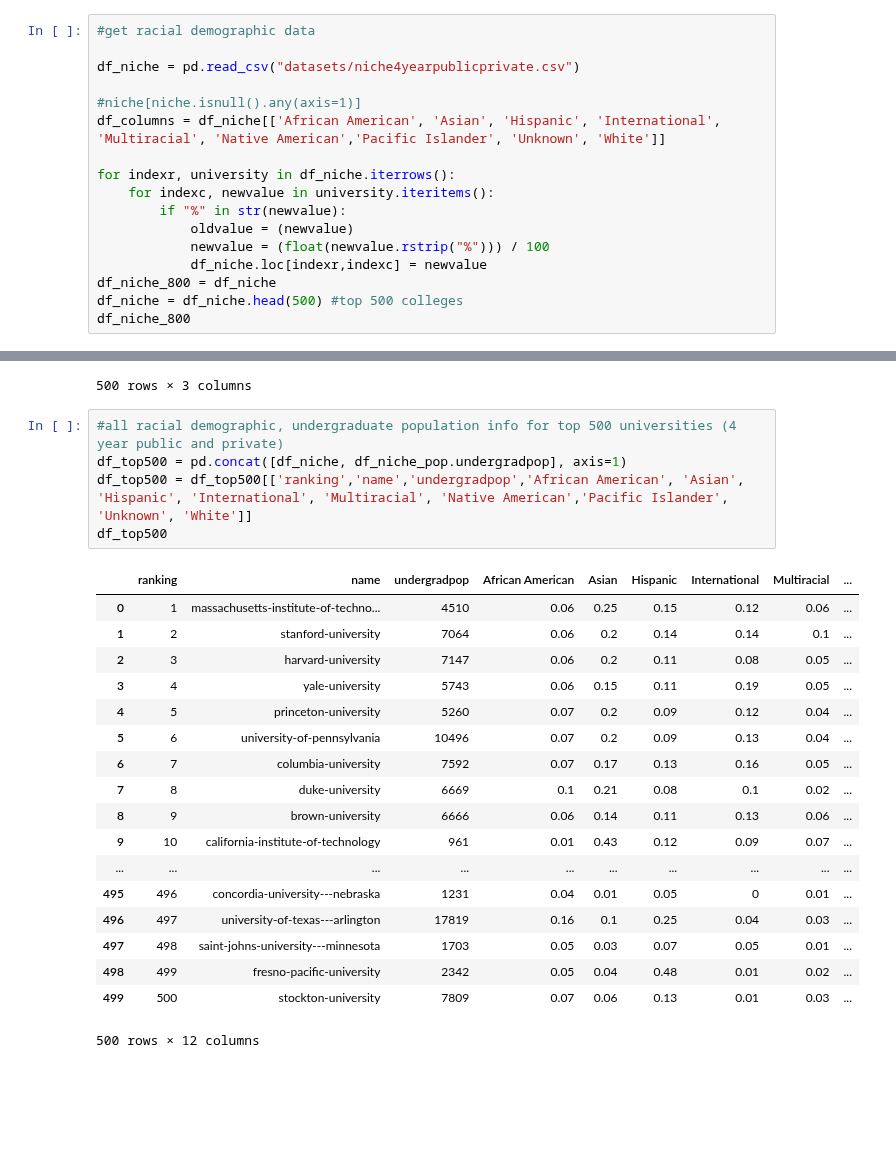
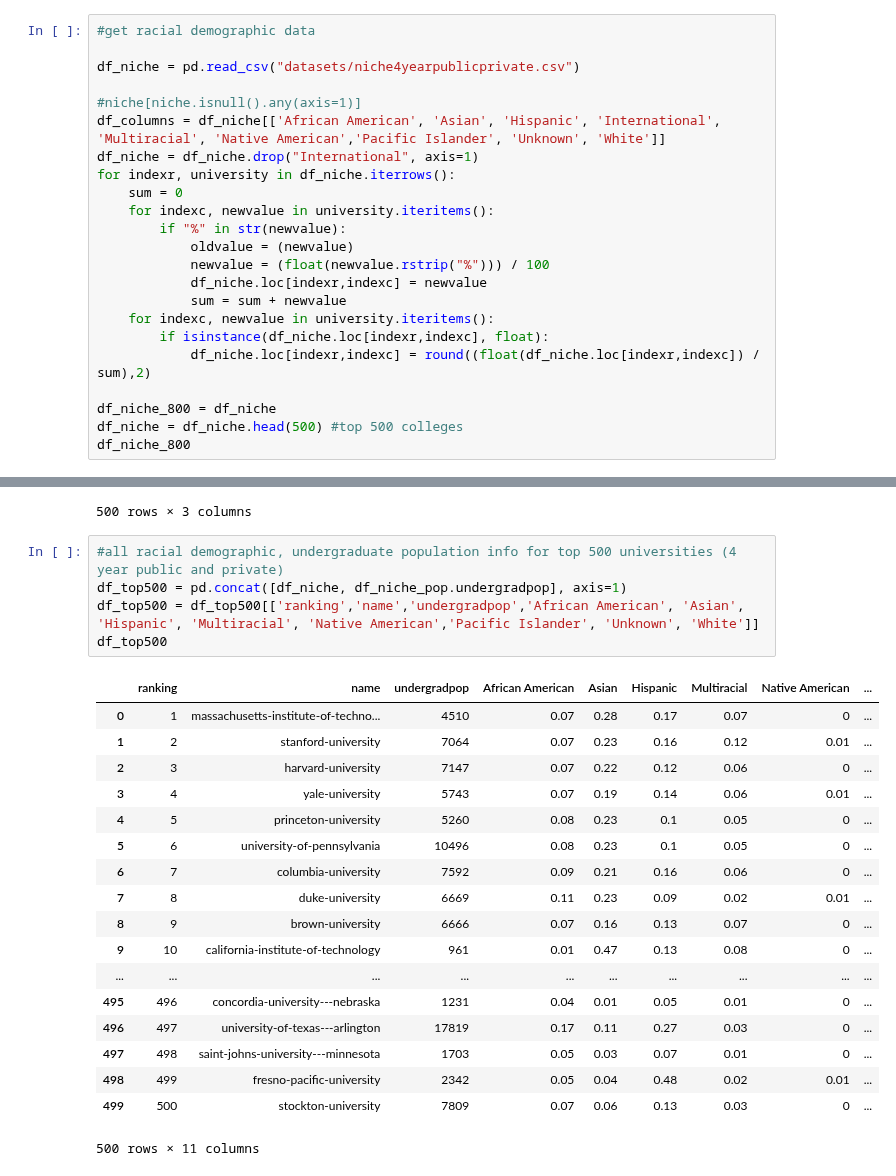
Before and after one commit to nforesti/education, a Jupyter notebook: top500_undergradpop_demographic.ipynb, the cells around one changed output, grey strips where cells are left out. Cells and saved outputs as stored; diff of their text form; blank space fills up the shorter version.

```diff
--- a/top500_undergradpop_demographic.ipynb
+++ b/top500_undergradpop_demographic.ipynb
@@ -9,13 +9,19 @@ df_niche = pd.read_csv("datasets/niche4yearpublicprivate.csv")
 
 #niche[niche.isnull().any(axis=1)]
 df_columns = df_niche[['African American', 'Asian', 'Hispanic', 'International', 'Multiracial', 'Native American','Pacific Islander', 'Unknown', 'White']]
-
+df_niche = df_niche.drop("International", axis=1)
 for indexr, university in df_niche.iterrows():
+    sum = 0
     for indexc, newvalue in university.iteritems():
         if "%" in str(newvalue):
             oldvalue = (newvalue)
             newvalue = (float(newvalue.rstrip("%"))) / 100
             df_niche.loc[indexr,indexc] = newvalue
+            sum = sum + newvalue
+    for indexc, newvalue in university.iteritems():
+        if isinstance(df_niche.loc[indexr,indexc], float):
+            df_niche.loc[indexr,indexc] = round((float(df_niche.loc[indexr,indexc]) / sum),2)
+
 df_niche_800 = df_niche
 df_niche = df_niche.head(500) #top 500 colleges
 df_niche_800
@@ -82,24 +88,24 @@ df_niche_pop
 # %%
 #all racial demographic, undergraduate population info for top 500 universities (4 year public and private)
 df_top500 = pd.concat([df_niche, df_niche_pop.undergradpop], axis=1)
-df_top500 = df_top500[['ranking','name','undergradpop','African American', 'Asian', 'Hispanic', 'International', 'Multiracial', 'Native American','Pacific Islander', 'Unknown', 'White']]
+df_top500 = df_top500[['ranking','name','undergradpop','African American', 'Asian', 'Hispanic', 'Multiracial', 'Native American','Pacific Islander', 'Unknown', 'White']]
 df_top500
 # %% [output]
-|  | ranking | name | undergradpop | African American | Asian | Hispanic | International | Multiracial | ... |
-| 0 | 1 | massachusetts-institute-of-techno... | 4510 | 0.06 | 0.25 | 0.15 | 0.12 | 0.06 | ... |
-| 1 | 2 | stanford-university | 7064 | 0.06 | 0.2 | 0.14 | 0.14 | 0.1 | ... |
-| 2 | 3 | harvard-university | 7147 | 0.06 | 0.2 | 0.11 | 0.08 | 0.05 | ... |
-| 3 | 4 | yale-university | 5743 | 0.06 | 0.15 | 0.11 | 0.19 | 0.05 | ... |
-| 4 | 5 | princeton-university | 5260 | 0.07 | 0.2 | 0.09 | 0.12 | 0.04 | ... |
-| 5 | 6 | university-of-pennsylvania | 10496 | 0.07 | 0.2 | 0.09 | 0.13 | 0.04 | ... |
-| 6 | 7 | columbia-university | 7592 | 0.07 | 0.17 | 0.13 | 0.16 | 0.05 | ... |
-| 7 | 8 | duke-university | 6669 | 0.1 | 0.21 | 0.08 | 0.1 | 0.02 | ... |
-| 8 | 9 | brown-university | 6666 | 0.06 | 0.14 | 0.11 | 0.13 | 0.06 | ... |
-| 9 | 10 | california-institute-of-technology | 961 | 0.01 | 0.43 | 0.12 | 0.09 | 0.07 | ... |
+|  | ranking | name | undergradpop | African American | Asian | Hispanic | Multiracial | Native American | ... |
+| 0 | 1 | massachusetts-institute-of-techno... | 4510 | 0.07 | 0.28 | 0.17 | 0.07 | 0 | ... |
+| 1 | 2 | stanford-university | 7064 | 0.07 | 0.23 | 0.16 | 0.12 | 0.01 | ... |
+| 2 | 3 | harvard-university | 7147 | 0.07 | 0.22 | 0.12 | 0.06 | 0 | ... |
+| 3 | 4 | yale-university | 5743 | 0.07 | 0.19 | 0.14 | 0.06 | 0.01 | ... |
+| 4 | 5 | princeton-university | 5260 | 0.08 | 0.23 | 0.1 | 0.05 | 0 | ... |
+| 5 | 6 | university-of-pennsylvania | 10496 | 0.08 | 0.23 | 0.1 | 0.05 | 0 | ... |
+| 6 | 7 | columbia-university | 7592 | 0.09 | 0.21 | 0.16 | 0.06 | 0 | ... |
+| 7 | 8 | duke-university | 6669 | 0.11 | 0.23 | 0.09 | 0.02 | 0.01 | ... |
+| 8 | 9 | brown-university | 6666 | 0.07 | 0.16 | 0.13 | 0.07 | 0 | ... |
+| 9 | 10 | california-institute-of-technology | 961 | 0.01 | 0.47 | 0.13 | 0.08 | 0 | ... |
 | ... | ... | ... | ... | ... | ... | ... | ... | ... | ... |
-| 495 | 496 | concordia-university---nebraska | 1231 | 0.04 | 0.01 | 0.05 | 0 | 0.01 | ... |
-| 496 | 497 | university-of-texas---arlington | 17819 | 0.16 | 0.1 | 0.25 | 0.04 | 0.03 | ... |
-| 497 | 498 | saint-johns-university---minnesota | 1703 | 0.05 | 0.03 | 0.07 | 0.05 | 0.01 | ... |
-| 498 | 499 | fresno-pacific-university | 2342 | 0.05 | 0.04 | 0.48 | 0.01 | 0.02 | ... |
-| 499 | 500 | stockton-university | 7809 | 0.07 | 0.06 | 0.13 | 0.01 | 0.03 | ... |
+| 495 | 496 | concordia-university---nebraska | 1231 | 0.04 | 0.01 | 0.05 | 0.01 | 0 | ... |
+| 496 | 497 | university-of-texas---arlington | 17819 | 0.17 | 0.11 | 0.27 | 0.03 | 0 | ... |
+| 497 | 498 | saint-johns-university---minnesota | 1703 | 0.05 | 0.03 | 0.07 | 0.01 | 0 | ... |
+| 498 | 499 | fresno-pacific-university | 2342 | 0.05 | 0.04 | 0.48 | 0.02 | 0.01 | ... |
+| 499 | 500 | stockton-university | 7809 | 0.07 | 0.06 | 0.13 | 0.03 | 0 | ... |
-500 rows × 12 columns
+500 rows × 11 columns
```
Also changed, not shown: parts of 4 cells of this notebook, 2 other files.
